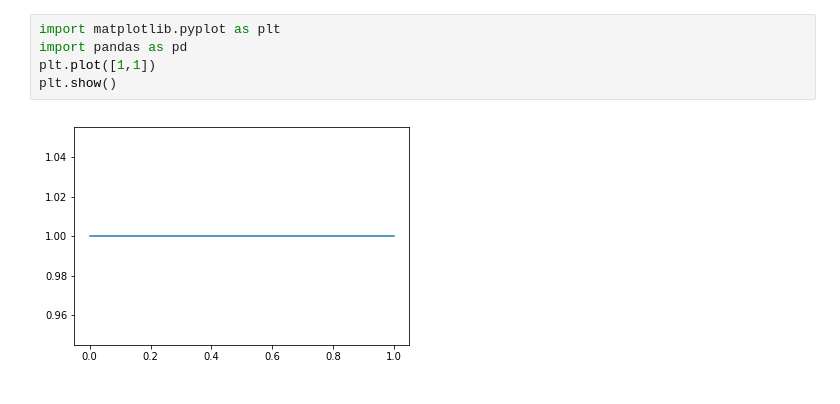
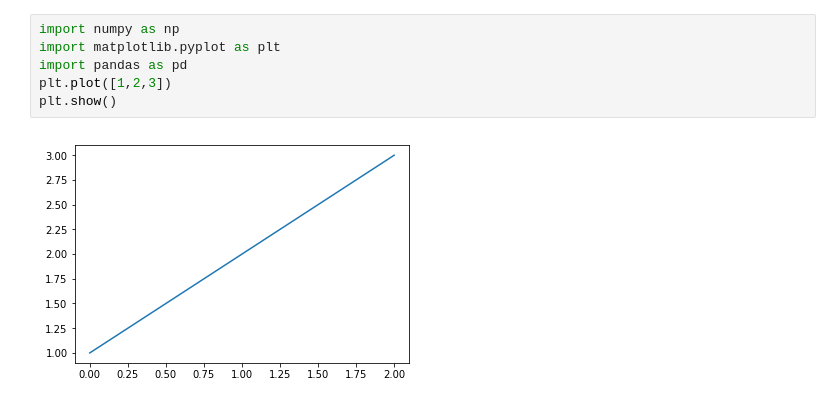
Before and after one commit to VictorMich/Proyecto_Final, a Jupyter notebook: Mortalidad.ipynb, the cells around one changed output. Saved outputs shown, nothing was run; the diff lists cells and outputs as text.

```diff
--- a/Mortalidad.ipynb
+++ b/Mortalidad.ipynb
@@ -1,7 +1,8 @@
 # %%
+import numpy as np
 import matplotlib.pyplot as plt
 import pandas as pd
-plt.plot([1,1])
+plt.plot([1,2,3])
 plt.show()
 # %% [output]
-[figure, old version]
+[figure, new version]
```
Also changed, not shown: parts of 7 cells of this notebook, 1 other file.
